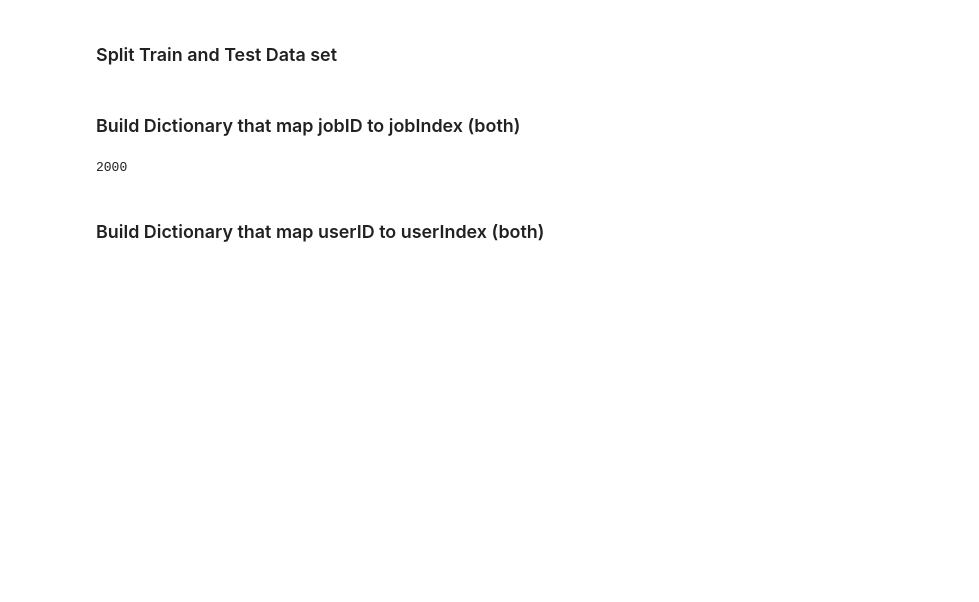
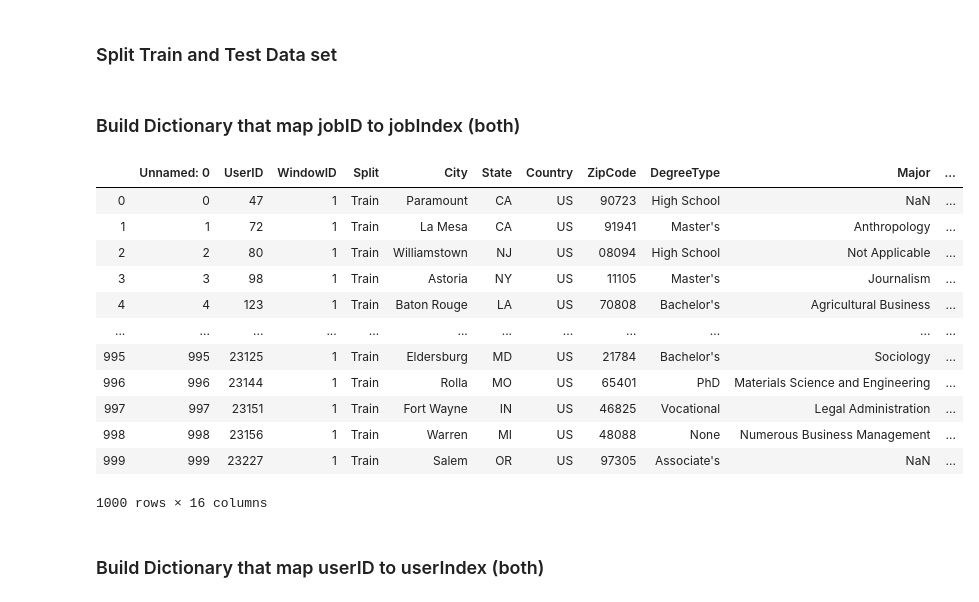
Before and after one commit to KunSu/Personalized-Job-Recommendation-System, a Jupyter notebook: TFIDF_to_Matrix.ipynb, the cells around one changed output. Cells and saved outputs as stored; diff of their text form; code cells hidden in the pictures; blank space fills up the shorter version.

```diff
--- a/TFIDF_to_Matrix.ipynb
+++ b/TFIDF_to_Matrix.ipynb
@@ -191,10 +191,22 @@ for index in range(len(jobs)):
 #     print(index, " ", jobs.iloc[index][1])
     JobID_to_Index[jobs.iloc[index][1]] = index
     Index_to_JobID[index] = jobs.iloc[index][1]
-# %%
-JobID_to_Index[562413]
-# %% [output]
-2000
+# %%
+user
+# %% [output]
+|  | Unnamed: 0 | UserID | WindowID | Split | City | State | Country | ZipCode | DegreeType | Major | ... |
+| 0 | 0 | 47 | 1 | Train | Paramount | CA | US | 90723 | High School | NaN | ... |
+| 1 | 1 | 72 | 1 | Train | La Mesa | CA | US | 91941 | Master's | Anthropology | ... |
+| 2 | 2 | 80 | 1 | Train | Williamstown | NJ | US | 08094 | High School | Not Applicable | ... |
+| 3 | 3 | 98 | 1 | Train | Astoria | NY | US | 11105 | Master's | Journalism | ... |
+| 4 | 4 | 123 | 1 | Train | Baton Rouge | LA | US | 70808 | Bachelor's | Agricultural Business | ... |
+| ... | ... | ... | ... | ... | ... | ... | ... | ... | ... | ... | ... |
+| 995 | 995 | 23125 | 1 | Train | Eldersburg | MD | US | 21784 | Bachelor's | Sociology | ... |
+| 996 | 996 | 23144 | 1 | Train | Rolla | MO | US | 65401 | PhD | Materials Science and Engineering | ... |
+| 997 | 997 | 23151 | 1 | Train | Fort Wayne | IN | US | 46825 | Vocational | Legal Administration | ... |
+| 998 | 998 | 23156 | 1 | Train | Warren | MI | US | 48088 | None | Numerous Business Management | ... |
+| 999 | 999 | 23227 | 1 | Train | Salem | OR | US | 97305 | Associate's | NaN | ... |
+1000 rows × 16 columns
 # %% [markdown]
 ### Build Dictionary that map userID to userIndex (both)
 # %%
```
Also changed, not shown: parts of 8 cells of this notebook.
